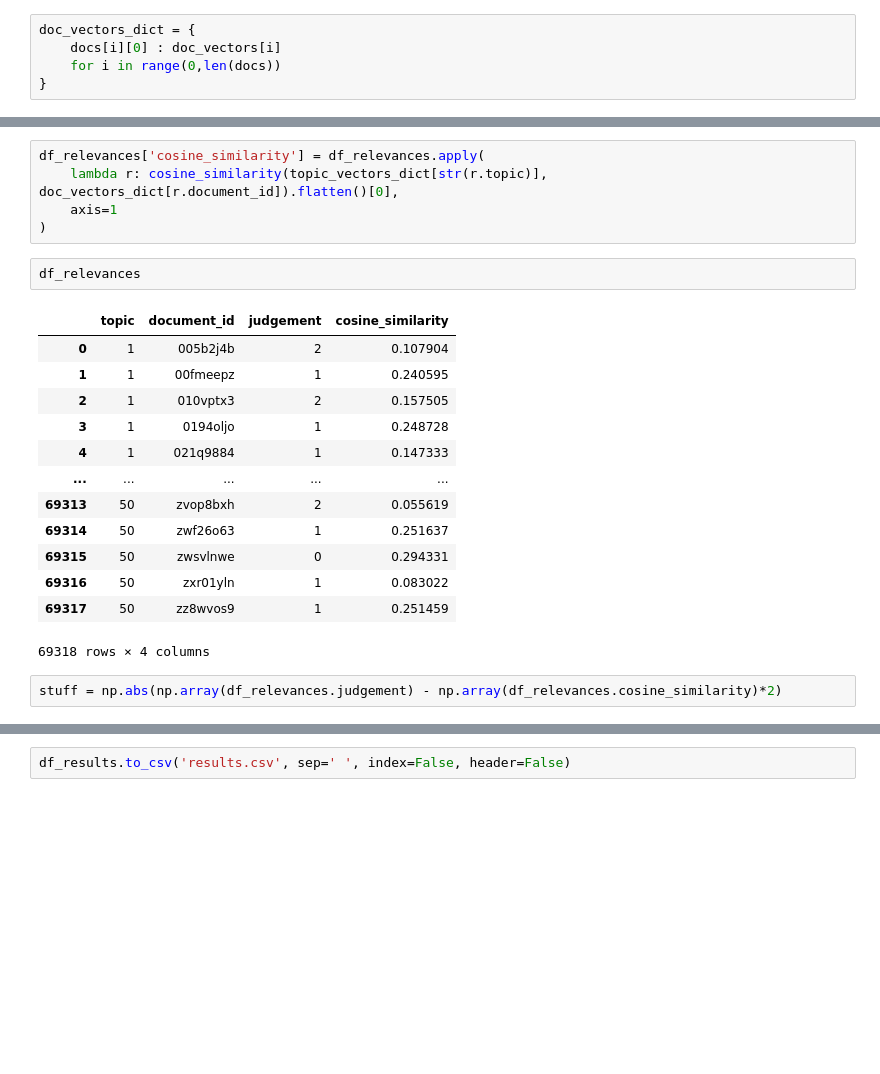
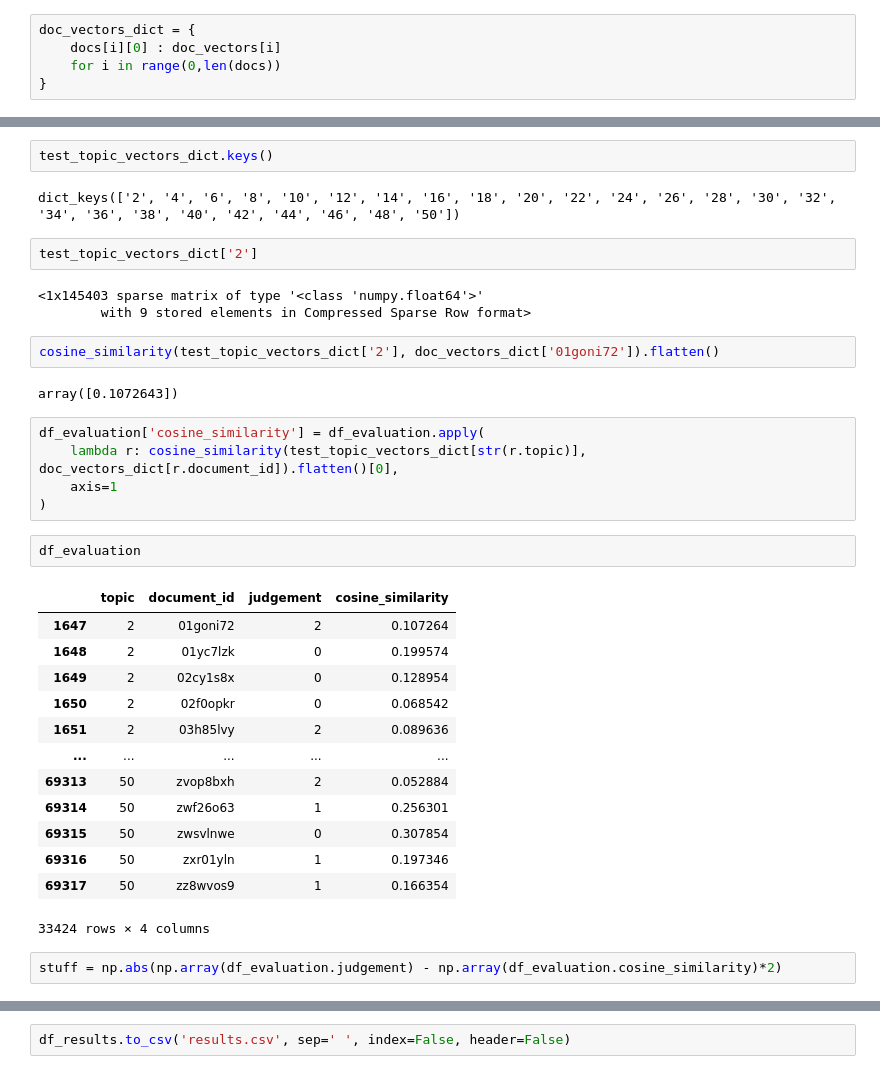
Before and after one commit to cemreefe/cmpe493-project, a Jupyter notebook: 493_playground.ipynb, the cells around one changed output, grey strips where cells are left out. Saved outputs shown, nothing was run; the diff lists cells and outputs as text; blank space fills up the shorter version.

```diff
--- a/493_playground.ipynb
+++ b/493_playground.ipynb
@@ -221,26 +267,39 @@ SARS-CoV-2 phylogenetic analysis What is the result of phylogenetic analysis of
+# %%
+test_topic_vectors_dict.keys()
+# %% [output]
+dict_keys(['2', '4', '6', '8', '10', '12', '14', '16', '18', '20', '22', '24', '26', '28', '30', '32', '34', '36', '38', '40', '42', '44', '46', '48', '50'])
+# %%
+test_topic_vectors_dict['2']
+# %% [output]
+<1x145403 sparse matrix of type '<class 'numpy.float64'>'
+        with 9 stored elements in Compressed Sparse Row format>
+# %%
+cosine_similarity(test_topic_vectors_dict['2'], doc_vectors_dict['01goni72']).flatten()
+# %% [output]
+array([0.1072643])
 # %%
-df_relevances['cosine_similarity'] = df_relevances.apply(
-    lambda r: cosine_similarity(topic_vectors_dict[str(r.topic)], doc_vectors_dict[r.document_id]).flatten()[0],
+df_evaluation['cosine_similarity'] = df_evaluation.apply(
+    lambda r: cosine_similarity(test_topic_vectors_dict[str(r.topic)], doc_vectors_dict[r.document_id]).flatten()[0],
     axis=1
 )
-# %%
-df_relevances
-# %% [output]
-|  | topic | document_id | judgement | cosine_similarity |
-| 0 | 1 | 005b2j4b | 2 | 0.107904 |
-| 1 | 1 | 00fmeepz | 1 | 0.240595 |
-| 2 | 1 | 010vptx3 | 2 | 0.157505 |
-| 3 | 1 | 0194oljo | 1 | 0.248728 |
-| 4 | 1 | 021q9884 | 1 | 0.147333 |
-| ... | ... | ... | ... | ... |
-| 69313 | 50 | zvop8bxh | 2 | 0.055619 |
-| 69314 | 50 | zwf26o63 | 1 | 0.251637 |
-| 69315 | 50 | zwsvlnwe | 0 | 0.294331 |
-| 69316 | 50 | zxr01yln | 1 | 0.083022 |
-| 69317 | 50 | zz8wvos9 | 1 | 0.251459 |
-69318 rows × 4 columns
+# %%
+df_evaluation
+# %% [output]
+|  | topic | document_id | judgement | cosine_similarity |
+| 1647 | 2 | 01goni72 | 2 | 0.107264 |
+| 1648 | 2 | 01yc7lzk | 0 | 0.199574 |
+| 1649 | 2 | 02cy1s8x | 0 | 0.128954 |
+| 1650 | 2 | 02f0opkr | 0 | 0.068542 |
+| 1651 | 2 | 03h85lvy | 2 | 0.089636 |
+| ... | ... | ... | ... | ... |
+| 69313 | 50 | zvop8bxh | 2 | 0.052884 |
+| 69314 | 50 | zwf26o63 | 1 | 0.256301 |
+| 69315 | 50 | zwsvlnwe | 0 | 0.307854 |
+| 69316 | 50 | zxr01yln | 1 | 0.197346 |
+| 69317 | 50 | zz8wvos9 | 1 | 0.166354 |
+33424 rows × 4 columns
 # %%
-stuff = np.abs(np.array(df_relevances.judgement) - np.array(df_relevances.cosine_similarity)*2)
+stuff = np.abs(np.array(df_evaluation.judgement) - np.array(df_evaluation.cosine_similarity)*2)
 # %%
 np.mean(stuff)
 # %% [output]
```
Also changed, not shown: parts of 24 cells of this notebook.
